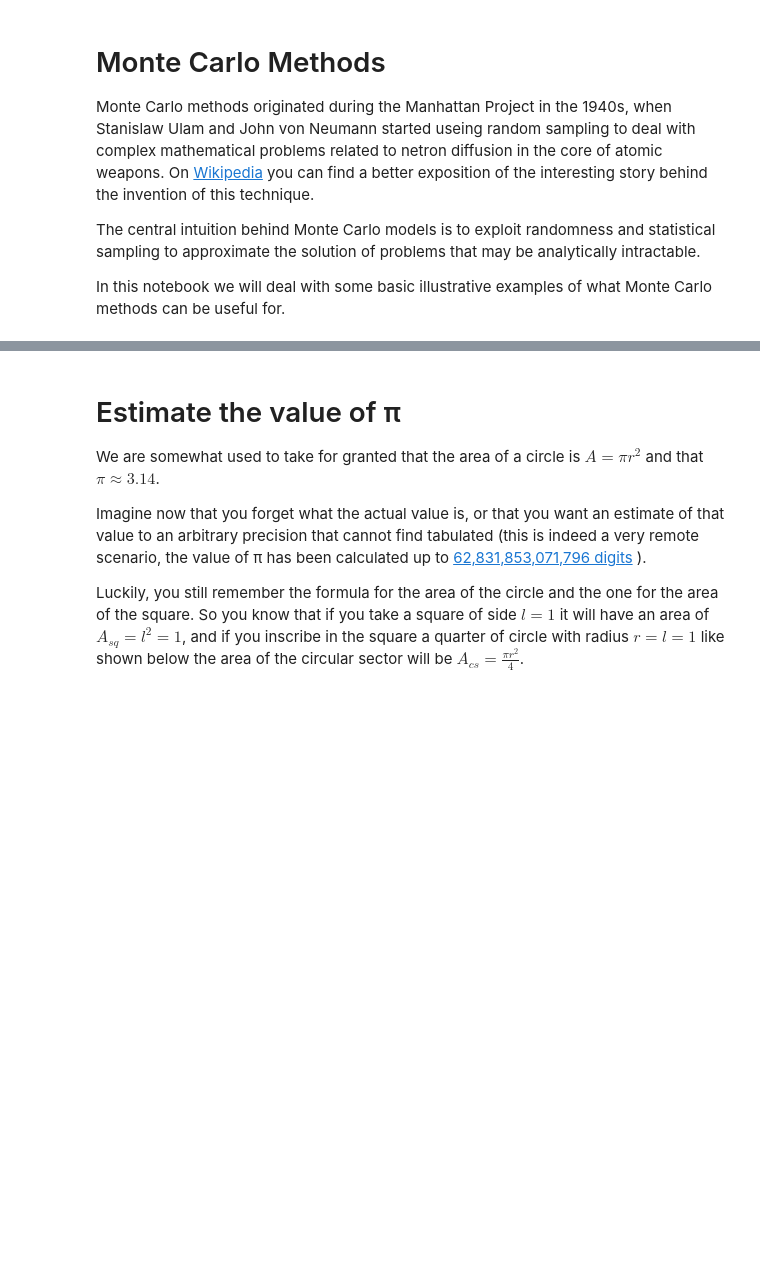
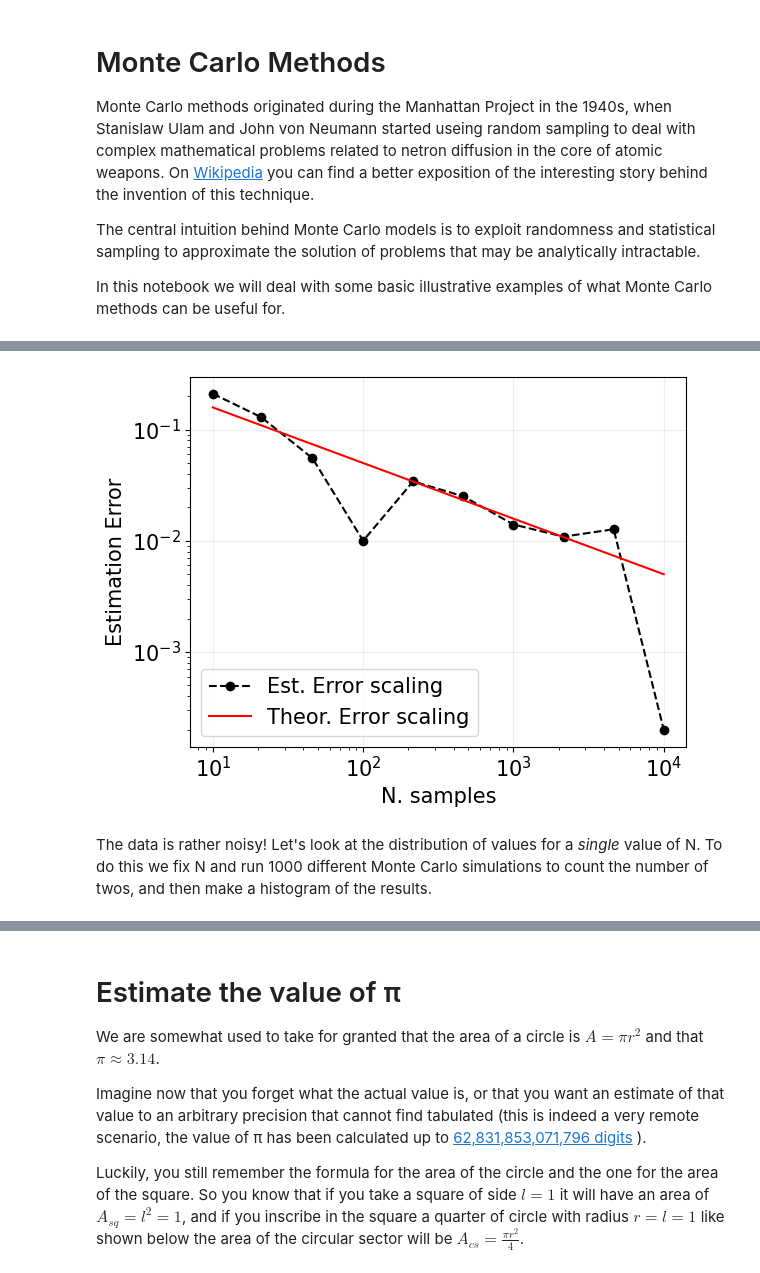
Before and after one commit to fmottes/Harvard-AM115-2024, a Jupyter notebook: [AM115 2024] Lecture 3 - Monte Carlo Methods.ipynb, the cells around one changed output, grey strips where cells are left out. Saved outputs shown, nothing was run; the diff lists cells and outputs as text; code cells hidden in the pictures; blank space fills up the shorter version.

```diff
--- a/[AM115 2024] Lecture 3 - Monte Carlo Methods.ipynb
+++ b/[AM115 2024] Lecture 3 - Monte Carlo Methods.ipynb
@@ -30,0 +131,21 @@ In this notebook we will deal with some basic illustrative examples of what Mont
+# %%
+plt.plot(Ns, error, 'ko--', label='Est. Error scaling')
+
+theor_scaling = 1/np.sqrt(Ns)*np.sqrt(p**2*(1-p**2))
+
+plt.plot(Ns, theor_scaling, 'r', label='Theor. Error scaling')
+
+
+plt.xlabel('N. samples')
+plt.ylabel('Estimation Error')
+
+plt.xscale('log')
+plt.yscale('log')
+
+plt.grid(alpha=.2)
+
+plt.legend(loc='lower left');
+# %% [output]
+[figure, added]
+# %% [markdown]
+The data is rather noisy!  Let's look at the distribution of values for a _single_ value of N.  To do this we fix N and run 1000 different Monte Carlo simulations to count the number of twos, and then make a histogram of the results.
```
Also changed, not shown: parts of 32 cells of this notebook.
